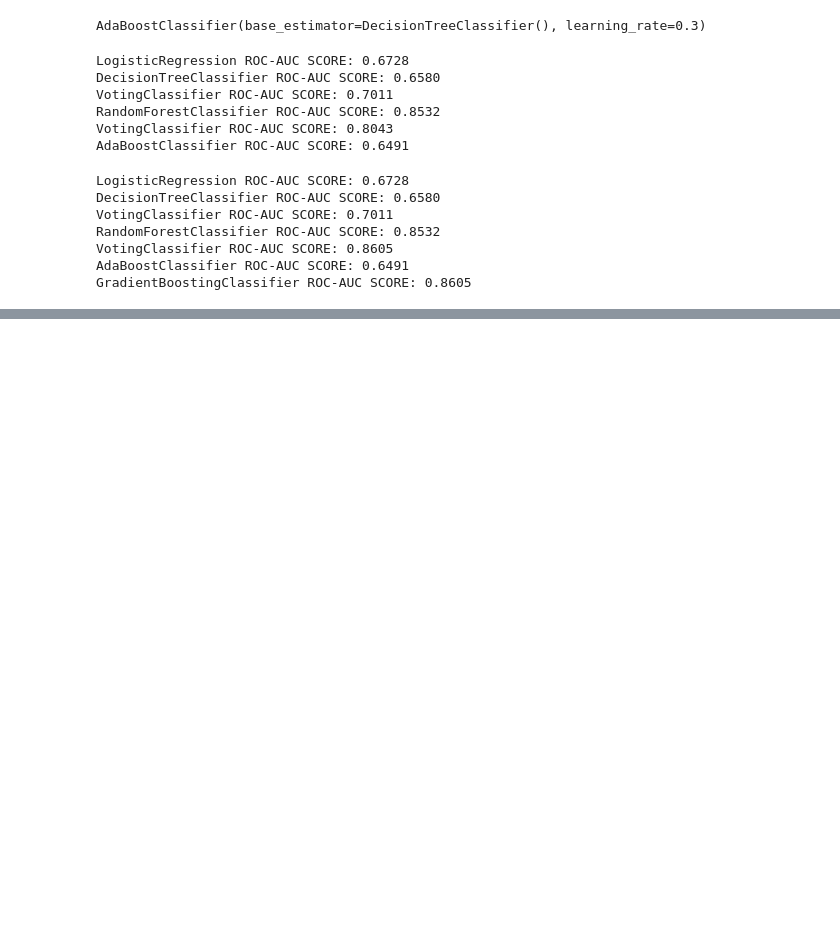
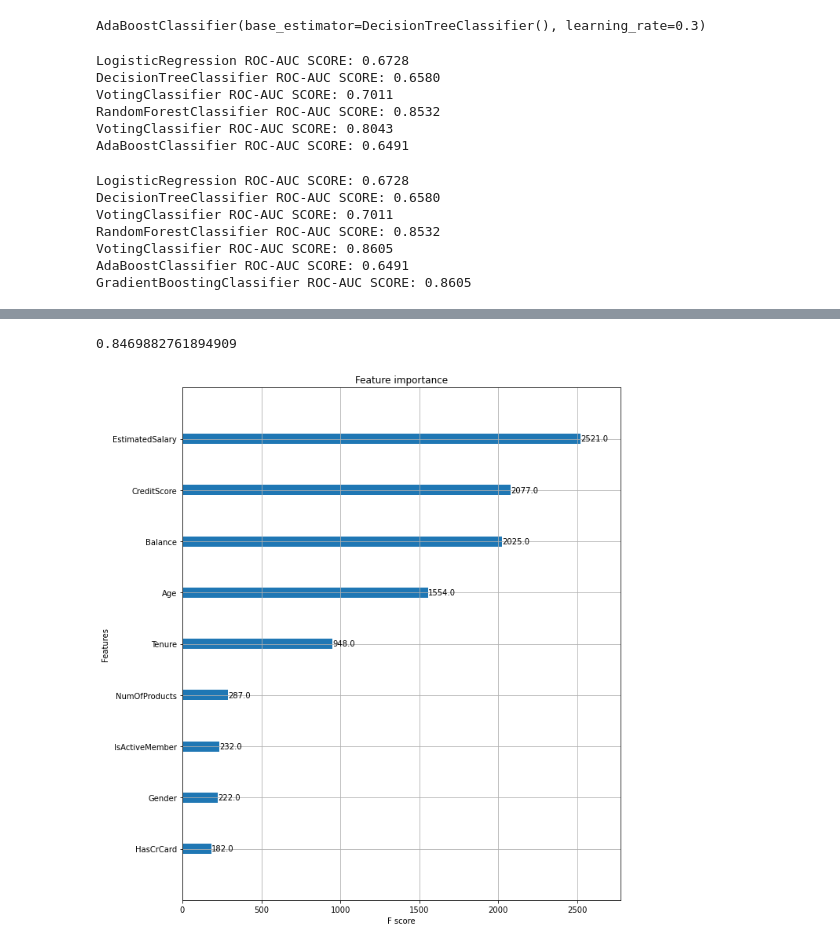
Before and after one commit to luckyspia/TIL, a Jupyter notebook: Machine_Learning/05.Ensemble.ipynb, the cells around one changed output, grey strips where cells are left out. Drawn from its saved outputs; the diff is of its cells as text; code cells hidden in the pictures; blank space fills up the shorter version.

```diff
--- a/Machine_Learning/05.Ensemble.ipynb
+++ b/Machine_Learning/05.Ensemble.ipynb
@@ -256,0 +259,11 @@ GradientBoostingClassifier ROC-AUC SCORE: 0.8605
+# %%
+import xgboost as XGB
+from xgboost import XGBClassifier
+
+xgb = XGBClassifier(n_estimators=300, objective='binary:logistic',
+                   learning_rate=0.1, max_depth=8)
+evals = [(x_test, y_test)] #list 안에 tuble 형태로 성능평가로 사용
+# %%
+# 100 실행 후 개선 되지 않았으면 stop, 개선되면 진행
+# Verbose -> 모델을 피팅하면서 결과들을 추출
+xgb.fit(x_train, y_train, eval_metric='auc', eval_set=evals, early_stopping_rounds=100, verbose=True)
@@ -256,0 +298,14 @@ GradientBoostingClassifier ROC-AUC SCORE: 0.8605
+# %%
+from sklearn.metrics import roc_auc_score
+
+pred = xgb.predict_proba(x_test)[:,1]
+roc_auc_score(y_test, pred)
+# %% [output]
+0.8469882761894909
+# %%
+from xgboost import plot_importance
+
+fig, ax = plt.subplots(figsize=(10,12))
+plot_importance(xgb, ax=ax);
+# %% [output]
+[figure, added]
```
Also changed, not shown: parts of 4 cells of this notebook.
